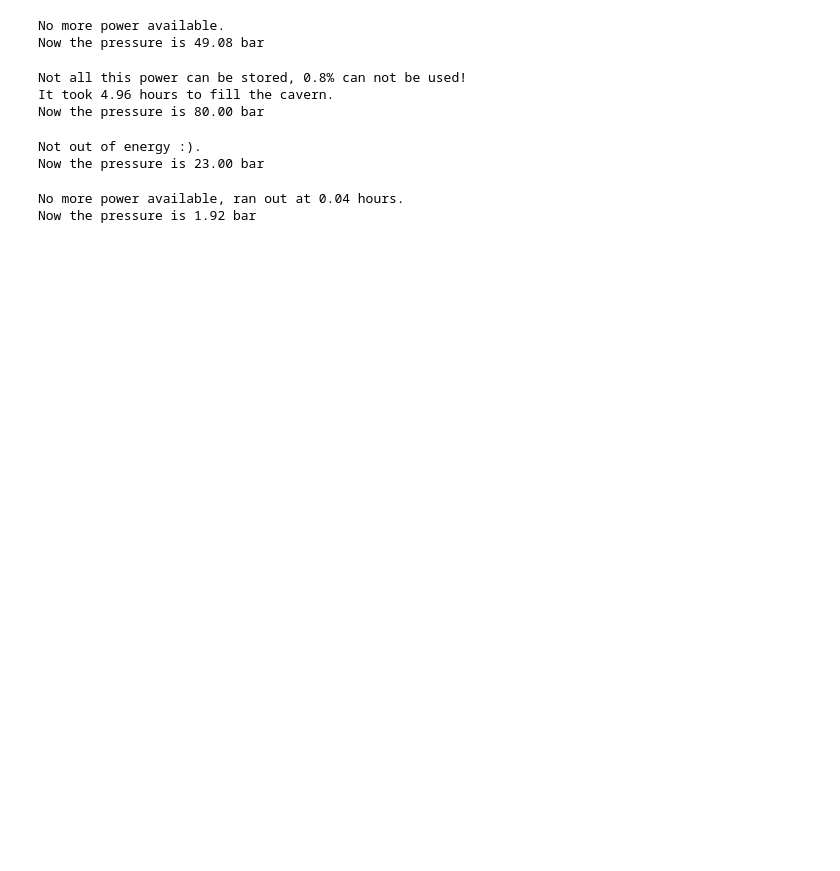
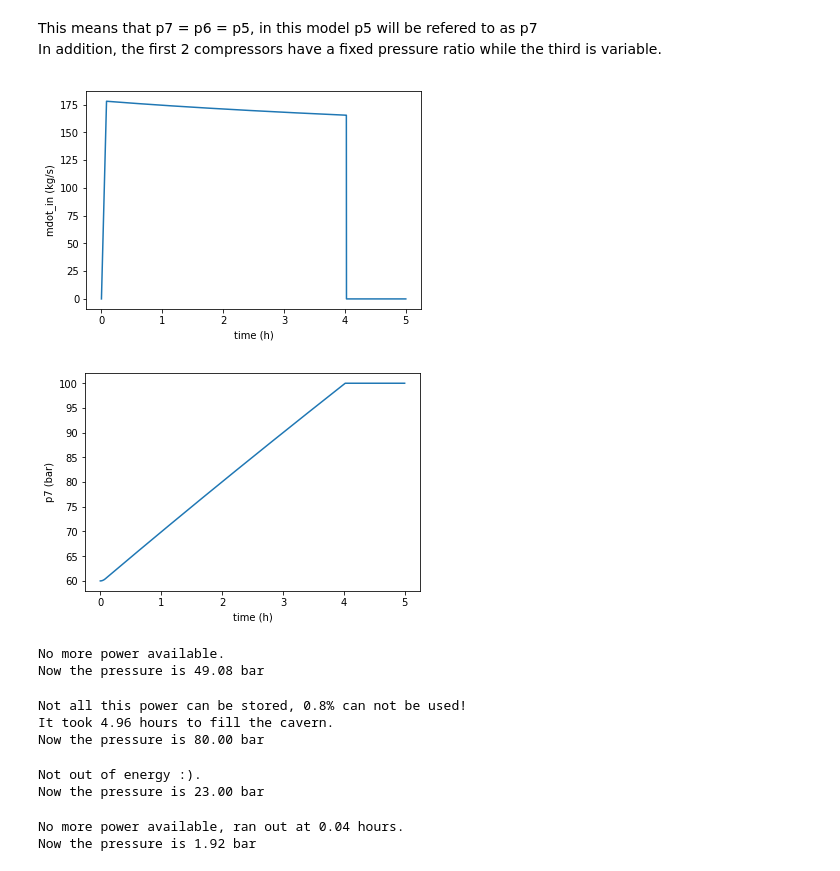
Before and after one commit to JWMvanLeeuwen/CAES, a Jupyter notebook: CAES.ipynb, the cells around one changed output. Cells and saved outputs as stored; diff of their text form; code cells hidden in the pictures; blank space fills up the shorter version.

```diff
--- a/CAES.ipynb
+++ b/CAES.ipynb
@@ -9,3 +12,6 @@ import random
+# %% [markdown]
+This means that p7 = p6 = p5, in this model p5 will be refered to as p7 <br>
+In addition, the first 2 compressors have a fixed pressure ratio while the third is variable.
 # %%
 #Boundary conditions
 
@@ -138,0 +134,32 @@ def fill_cavern(tmax):
+# %%
+#Fill cavern and show graphs of massflow and pressure wrt time
+x = []
+y = []
+z = []
+Tout = []
+tmax=5*60*60
+for t in np.linspace(0, tmax, tmax/dt):
+
+    p7 += mdot_in(t, p7) * dt * Ra * T6 / V
+    x.append(t/60/60)
+    y.append(mdot_in(t,p7))
+    z.append(p7/1e5)
+    #Tout.append(Tcompr(p7))
+
+plt.plot(x, y)
+plt.xlabel("time (h)")
+plt.ylabel("mdot_in (kg/s)")
+plt.show()
+
+plt.plot(x,z)
+plt.xlabel("time (h)")
+plt.ylabel("p7 (bar)")
+plt.show()
+
+#plt.plot(x,Tout)
+#plt.xlabel("time (h)")
+#plt.ylabel("T_out (K)")
+#plt.show()
+# %% [output]
+[figure, added]
+[figure, added]
```
Also changed, not shown: parts of 6 cells of this notebook, 1 other file.
